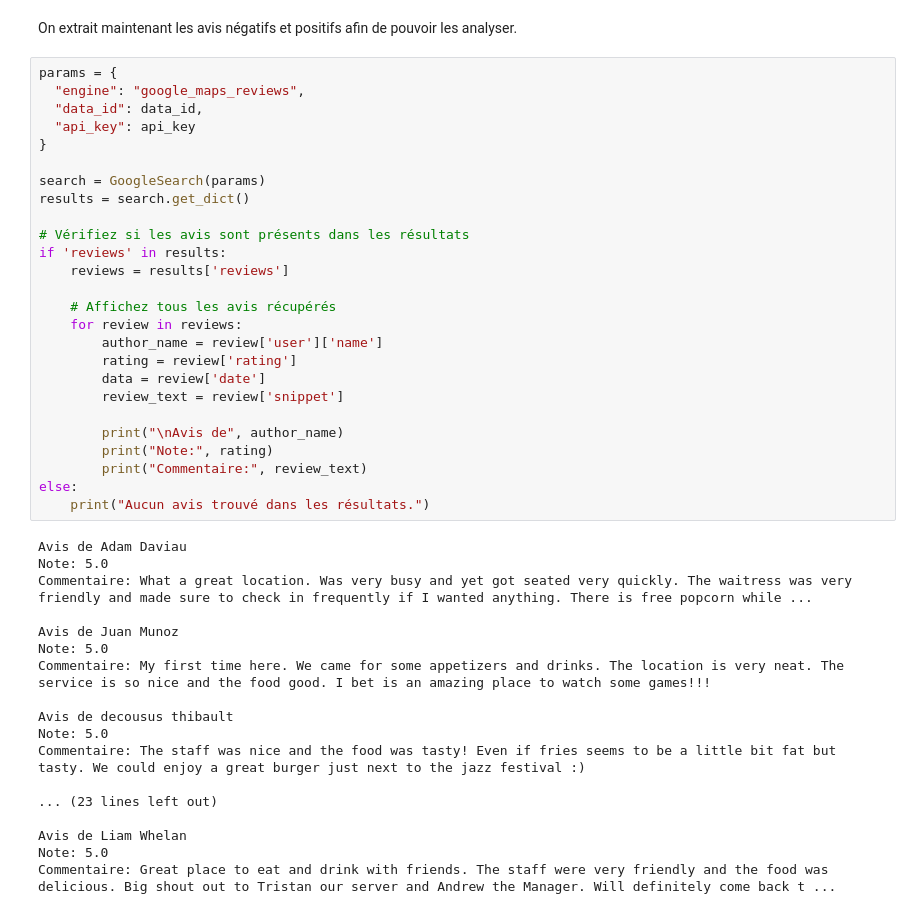
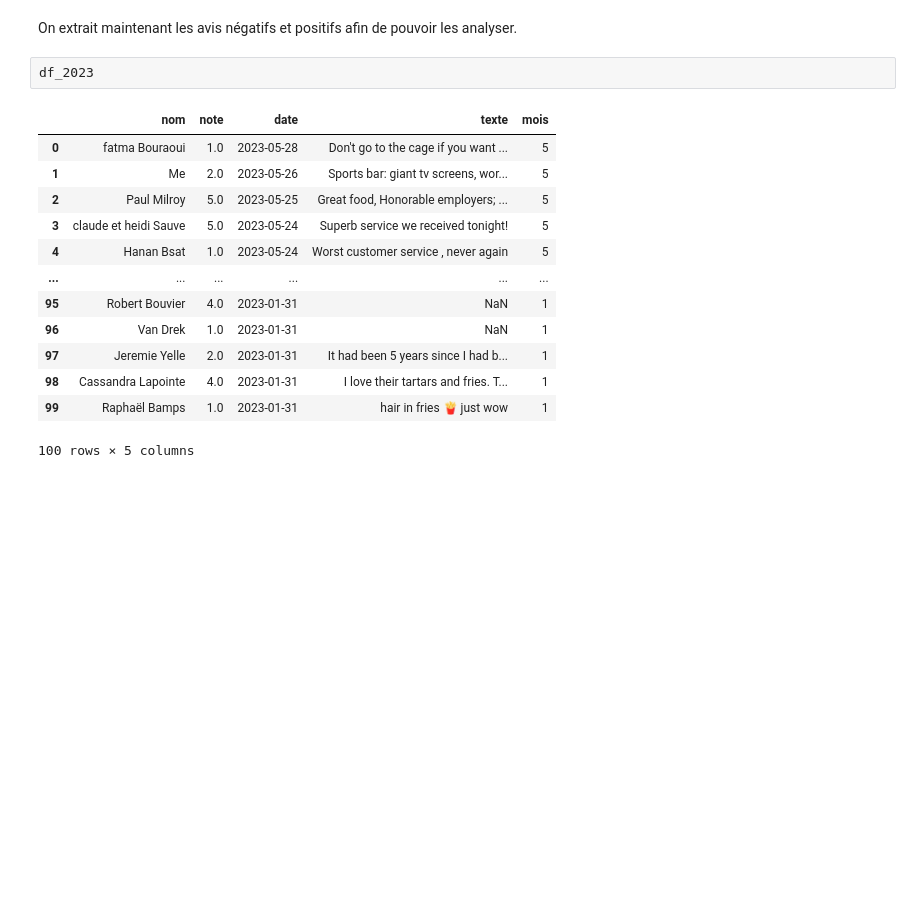
Before and after one commit to Last-Autumn-Leaf/dionysos, a Jupyter notebook: notebooks/pre_processing.ipynb, the cells around one changed output. Saved outputs shown, nothing was run; the diff lists cells and outputs as text; blank space fills up the shorter version.

```diff
--- a/notebooks/pre_processing.ipynb
+++ b/notebooks/pre_processing.ipynb
@@ -293,46 +323,18 @@ Type de lieu : ['Sports bar', 'Brewery', 'Restaurant']
 # %% [markdown]
 On extrait maintenant les avis négatifs et positifs afin de pouvoir les analyser.
-# %%
-params = {
-  "engine": "google_maps_reviews",
-  "data_id": data_id,
-  "api_key": api_key
-}
-
-search = GoogleSearch(params)
-results = search.get_dict()
-
-# Vérifiez si les avis sont présents dans les résultats
-if 'reviews' in results:
-    reviews = results['reviews']
-
-    # Affichez tous les avis récupérés
-    for review in reviews:
-        author_name = review['user']['name']
-        rating = review['rating']
-        data = review['date']
-        review_text = review['snippet']
-
-        print("\nAvis de", author_name)
-        print("Note:", rating)
-        print("Commentaire:", review_text)
-else:
-    print("Aucun avis trouvé dans les résultats.")
-# %% [output]
-Avis de Adam Daviau
-Note: 5.0
-Commentaire: What a great location. Was very busy and yet got seated very quickly. The waitress was very friendly and made sure to check in frequently if I wanted anything. There is free popcorn while ...
-
-Avis de Juan Munoz
-Note: 5.0
-Commentaire: My first time here. We came for some appetizers and drinks. The location is very neat. The service is so nice and the food good. I bet is an amazing place to watch some games!!!
-
-Avis de decousus thibault
-Note: 5.0
-Commentaire: The staff was nice and the food was tasty! Even if fries seems to be a little bit fat but tasty. We could enjoy a great burger just next to the jazz festival :)
-
-... (23 lines left out)
-
-Avis de Liam Whelan
-Note: 5.0
-Commentaire: Great place to eat and drink with friends. The staff were very friendly and the food was delicious. Big shout out to Tristan our server and Andrew the Manager. Will definitely come back t ...
+# %%
+df_2023
+# %% [output]
+|  | nom | note | date | texte | mois |
+| 0 | fatma Bouraoui | 1.0 | 2023-05-28 | Don't go to the cage if you want ... | 5 |
+| 1 | Me | 2.0 | 2023-05-26 | Sports bar: giant tv screens, wor... | 5 |
+| 2 | Paul Milroy | 5.0 | 2023-05-25 | Great food, Honorable employers; ... | 5 |
+| 3 | claude et heidi Sauve | 5.0 | 2023-05-24 | Superb service we received tonight! | 5 |
+| 4 | Hanan Bsat | 1.0 | 2023-05-24 | Worst customer service , never again | 5 |
+| ... | ... | ... | ... | ... | ... |
+| 95 | Robert Bouvier | 4.0 | 2023-01-31 | NaN | 1 |
+| 96 | Van Drek | 1.0 | 2023-01-31 | NaN | 1 |
+| 97 | Jeremie Yelle | 2.0 | 2023-01-31 | It had been 5 years since I had b... | 1 |
+| 98 | Cassandra Lapointe | 4.0 | 2023-01-31 | I love their tartars and fries. T... | 1 |
+| 99 | Raphaël Bamps | 1.0 | 2023-01-31 | hair in fries 🍟 just wow | 1 |
+100 rows × 5 columns
```
Also changed, not shown: parts of 6 cells of this notebook, 5 other files.
